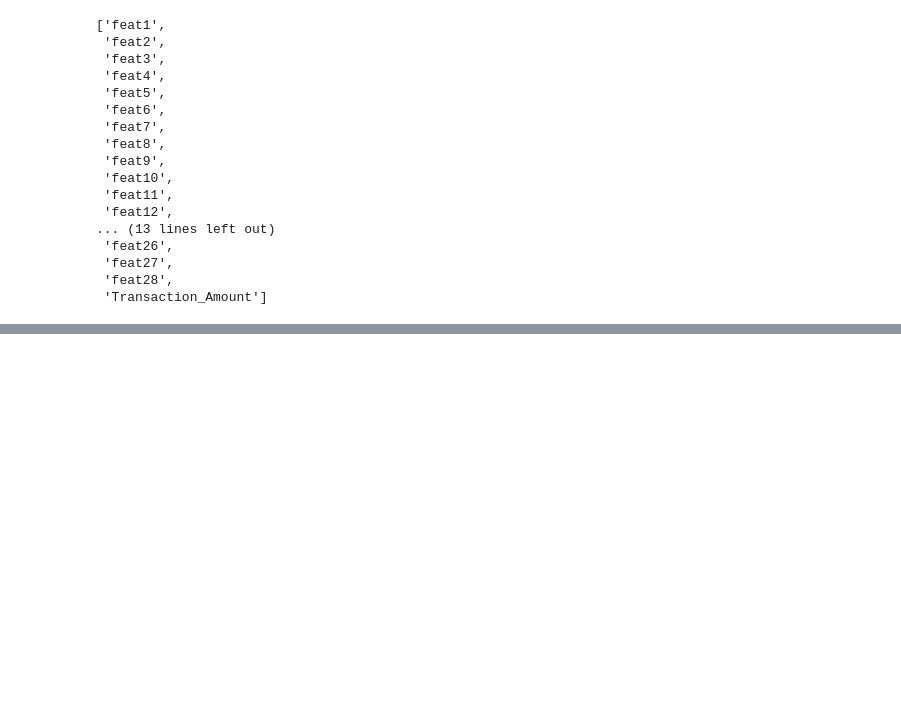
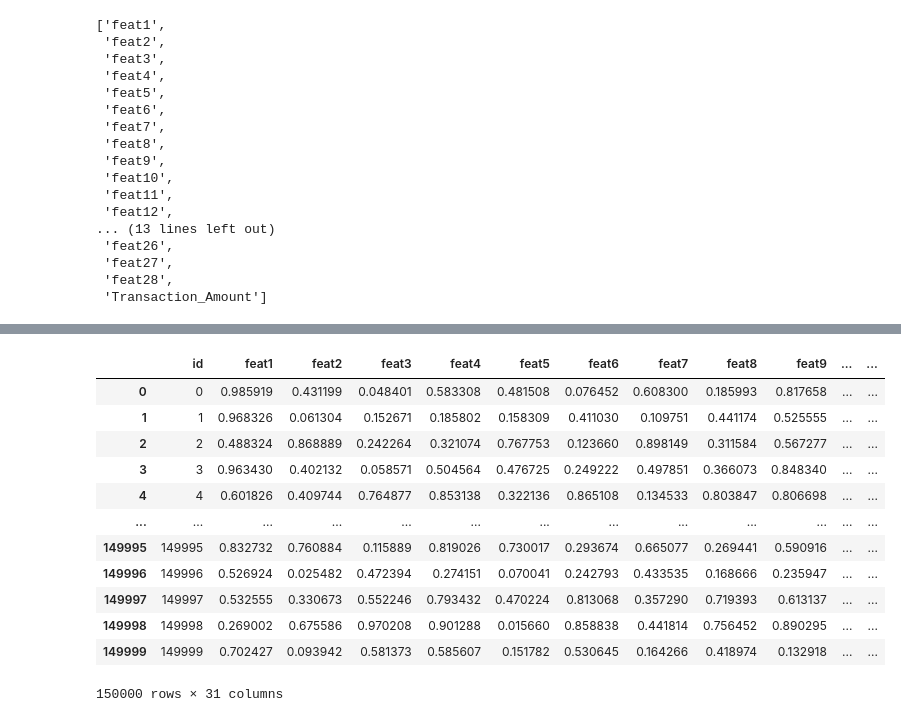
Before and after one commit to ysraell/random-forest-mc-utils, a Jupyter notebook: credit-card-fraud-prediction/power_transform.ipynb, the cells around one changed output, grey strips where cells are left out. Cells and saved outputs as stored; diff of their text form; code cells hidden in the pictures; blank space fills up the shorter version.

```diff
--- a/credit-card-fraud-prediction/power_transform.ipynb
+++ b/credit-card-fraud-prediction/power_transform.ipynb
@@ -202,0 +259,18 @@ for feat_col in feat_cols:
+# %%
+df_train_trans = pd.concat([df_trans.query('ds == "train"'), df_train['IsFraud']], axis=1)
+df_train_trans = df_train_trans.drop(columns='ds')
+df_train_trans
+# %% [output]
+|  | id | feat1 | feat2 | feat3 | feat4 | feat5 | feat6 | feat7 | feat8 | feat9 | ... | ... |
+| 0 | 0 | 0.985919 | 0.431199 | 0.048401 | 0.583308 | 0.481508 | 0.076452 | 0.608300 | 0.185993 | 0.817658 | ... | ... |
+| 1 | 1 | 0.968326 | 0.061304 | 0.152671 | 0.185802 | 0.158309 | 0.411030 | 0.109751 | 0.441174 | 0.525555 | ... | ... |
+| 2 | 2 | 0.488324 | 0.868889 | 0.242264 | 0.321074 | 0.767753 | 0.123660 | 0.898149 | 0.311584 | 0.567277 | ... | ... |
+| 3 | 3 | 0.963430 | 0.402132 | 0.058571 | 0.504564 | 0.476725 | 0.249222 | 0.497851 | 0.366073 | 0.848340 | ... | ... |
+| 4 | 4 | 0.601826 | 0.409744 | 0.764877 | 0.853138 | 0.322136 | 0.865108 | 0.134533 | 0.803847 | 0.806698 | ... | ... |
+| ... | ... | ... | ... | ... | ... | ... | ... | ... | ... | ... | ... | ... |
+| 149995 | 149995 | 0.832732 | 0.760884 | 0.115889 | 0.819026 | 0.730017 | 0.293674 | 0.665077 | 0.269441 | 0.590916 | ... | ... |
+| 149996 | 149996 | 0.526924 | 0.025482 | 0.472394 | 0.274151 | 0.070041 | 0.242793 | 0.433535 | 0.168666 | 0.235947 | ... | ... |
+| 149997 | 149997 | 0.532555 | 0.330673 | 0.552246 | 0.793432 | 0.470224 | 0.813068 | 0.357290 | 0.719393 | 0.613137 | ... | ... |
+| 149998 | 149998 | 0.269002 | 0.675586 | 0.970208 | 0.901288 | 0.015660 | 0.858838 | 0.441814 | 0.756452 | 0.890295 | ... | ... |
+| 149999 | 149999 | 0.702427 | 0.093942 | 0.581373 | 0.585607 | 0.151782 | 0.530645 | 0.164266 | 0.418974 | 0.132918 | ... | ... |
+150000 rows × 31 columns
```
Also changed, not shown: parts of 13 cells of this notebook, 2 other files.
